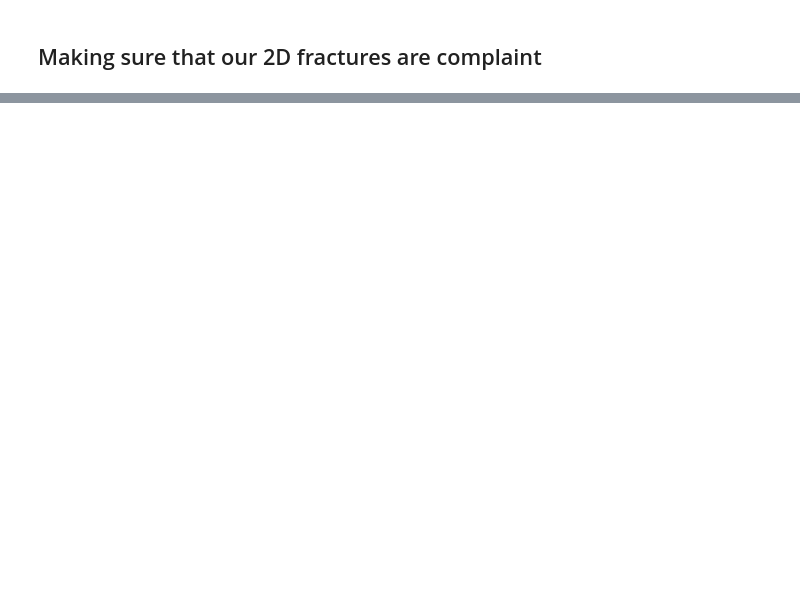
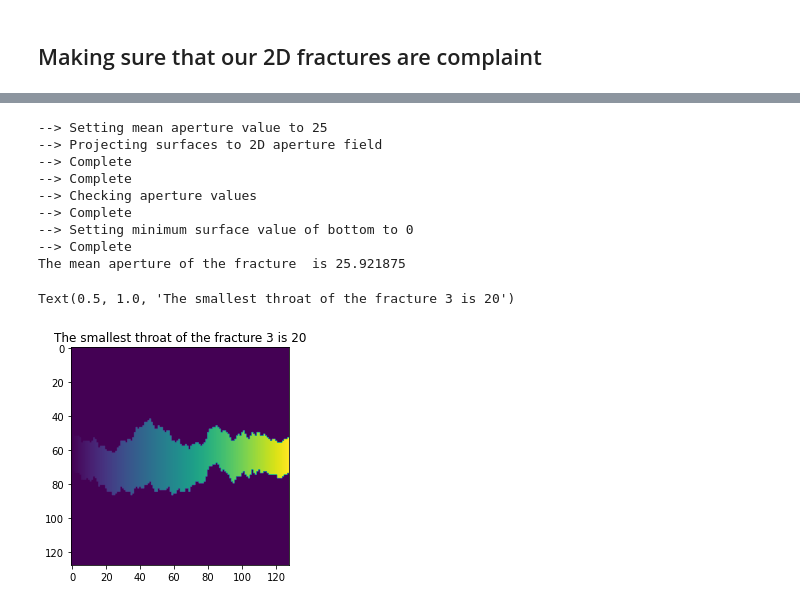
Before and after one commit to lanl/pySimFrac, a Jupyter notebook: examples/2D_fracture_example.ipynb, the cells around one changed output, grey strips where cells are left out. Saved outputs shown, nothing was run; the diff lists cells and outputs as text; code cells hidden in the pictures; blank space fills up the shorter version.

```diff
--- a/examples/2D_fracture_example.ipynb
+++ b/examples/2D_fracture_example.ipynb
@@ -199,10 +114,21 @@ assert throat>min_throat
 # %%
 myfrac.set_mean_aperture(128//5);
-myfrac.voxelize_targetsize(myfrac, size=128);
+myfrac.voxelize(target_size=128);
 print(f'The mean aperture of the fracture  is {calc_ap(myfrac.frac_3D)}')
 throat = smallest_throat(myfrac.frac_3D)
-print(f'The smallest throat of the fracture 3 is {throat}')
-assert throat>min_throat
+plt.title(f'The smallest throat of the fracture 3 is {throat}')
+# %% [output]
+--> Setting mean aperture value to 25
+--> Projecting surfaces to 2D aperture field
+--> Complete
+--> Complete
+--> Checking aperture values
+--> Complete
+--> Setting minimum surface value of bottom to 0
+--> Complete
+The mean aperture of the fracture  is 25.921875
+Text(0.5, 1.0, 'The smallest throat of the fracture 3 is 20')
+[figure, added]
 # %%
 plt.plot(myfrac.top[64,].squeeze().T, label='top')
 plt.plot(myfrac.bottom[64,].squeeze().T,  label='bottom')
```
Also changed, not shown: parts of 8 cells of this notebook.
